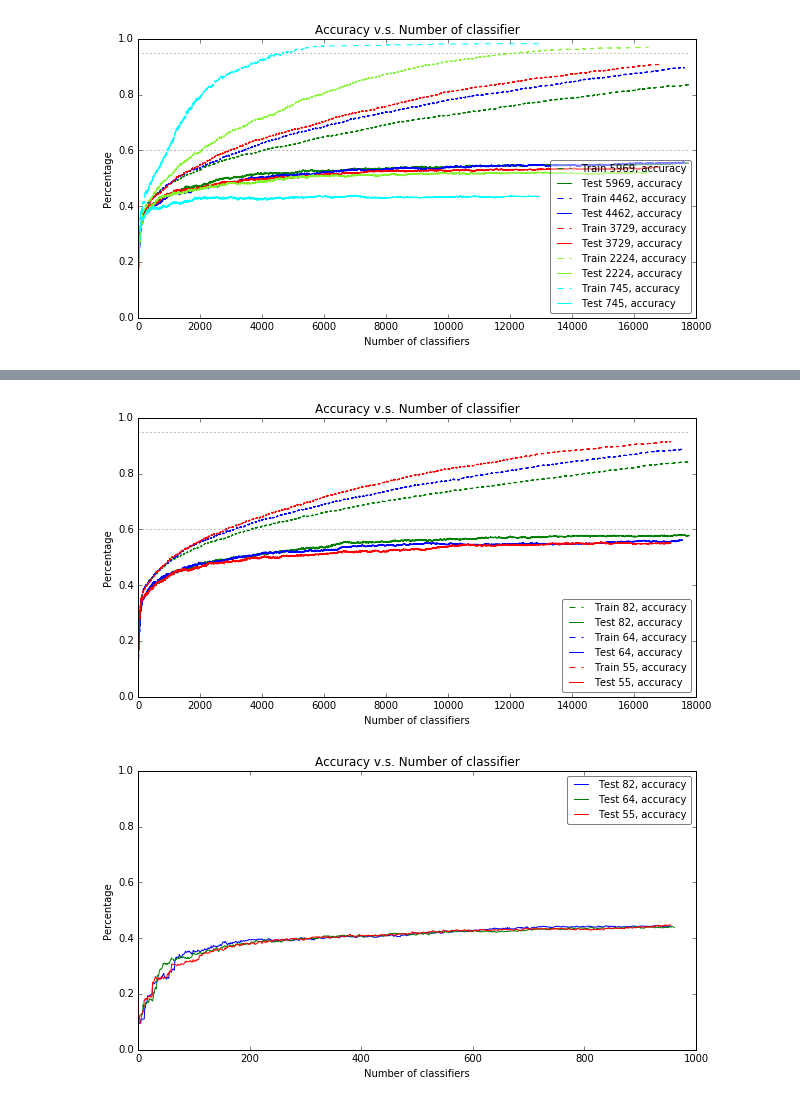
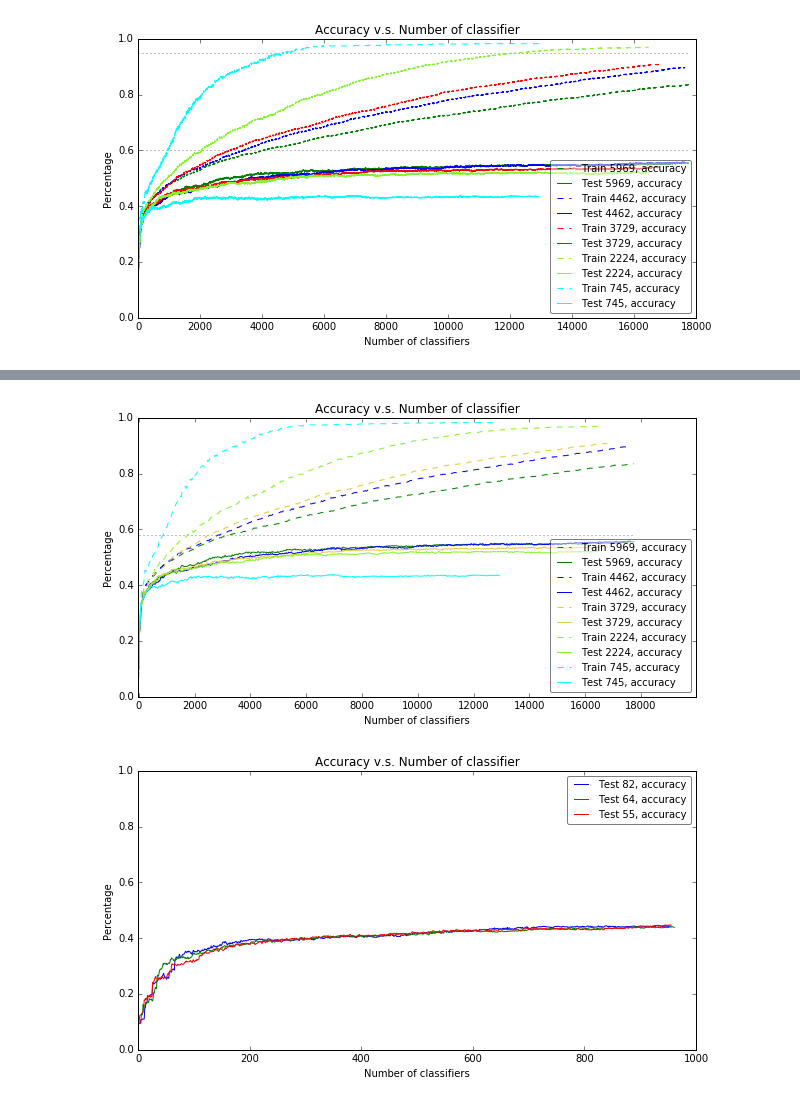
Before and after one commit to crankyboat/2016-brainstem, a Jupyter notebook: SIFT_SPM_adaboost_m2_pseuloss-experiments-sametest-many.ipynb, the cells around one changed output, grey strips where cells are left out. Cells and saved outputs as stored; diff of their text form; code cells hidden in the pictures.

Commit message:
Modified some visualization details.

```diff
--- a/SIFT_SPM_adaboost_m2_pseuloss-experiments-sametest-many.ipynb
+++ b/SIFT_SPM_adaboost_m2_pseuloss-experiments-sametest-many.ipynb
@@ -614,20 +764,36 @@ Experiment #4 time: 1711.137990 seconds
 # %%
+intv = 25
+sub_train_acc_82 = [train_acc_82[a] for a in xrange(0,len(train_acc_82),intv)]
+sub_test_acc_82 = [test_acc_82[a] for a in xrange(0,len(test_acc_82),intv)]
+sub_train_acc_64 = [train_acc_64[a] for a in xrange(0,len(train_acc_64),intv)]
+sub_test_acc_64 = [test_acc_64[a] for a in xrange(0,len(test_acc_64),intv)]
+sub_train_acc_55 = [train_acc_55[a] for a in xrange(0,len(train_acc_55),intv)]
+sub_test_acc_55 = [test_acc_55[a] for a in xrange(0,len(test_acc_55),intv)]
+sub_train_acc_37 = [train_acc_37[a] for a in xrange(0,len(train_acc_37),intv)]
+sub_test_acc_37 = [test_acc_37[a] for a in xrange(0,len(test_acc_37),intv)]
+sub_train_acc_19 = [train_acc_19[a] for a in xrange(0,len(train_acc_19),intv)]
+sub_test_acc_19 = [test_acc_19[a] for a in xrange(0,len(test_acc_19),intv)]
+
 plt.figure(figsize=(10,5));
 plt.title("Accuracy v.s. Number of classifier");
 plt.xlabel("Number of classifiers");
 plt.ylabel("Percentage");
 plt.ylim([0.0, 1.0]);
-plt.plot(range(1, len(train_acc_82) + 1), train_acc_82, label='Train 82, accuracy', linestyle='dashed', color='green');
-plt.plot(range(1, len(test_acc_82) + 1), test_acc_82, label='Test 82, accuracy', color='green');
-plt.plot(range(1, len(train_acc_64) + 1), train_acc_64, label='Train 64, accuracy', linestyle='dashed', color='blue');
-plt.plot(range(1, len(test_acc_64) + 1), test_acc_64, label='Test 64, accuracy', color='blue');
-plt.plot(range(1, len(train_acc_55) + 1), train_acc_55, label='Train 55, accuracy', linestyle='dashed', color='red');
-plt.plot(range(1, len(test_acc_55) + 1), test_acc_55, label='Test 55, accuracy', color='red');
-plt.hlines(0.95, 1, 17800, linestyles=':', color='grey');
-plt.hlines(0.60, 1, 17800, linestyles=':', color='grey');
+plt.plot(range(1, len(sub_train_acc_82) + 1), sub_train_acc_82, label='Train %d, accuracy'%n_training_82, linestyle='dashed', color='green');
+plt.plot(range(1, len(sub_test_acc_82) + 1), sub_test_acc_82, label='Test %d, accuracy'%n_training_82, color='green');
+plt.plot(range(1, len(sub_train_acc_64) + 1), sub_train_acc_64, label='Train %d, accuracy'%n_training_64, linestyle='dashed', color='blue');
+plt.plot(range(1, len(sub_test_acc_64) + 1), sub_test_acc_64, label='Test %d, accuracy'%n_training_64, color='blue');
+plt.plot(range(1, len(sub_train_acc_55) + 1), sub_train_acc_55, label='Train %d, accuracy'%n_training_55, linestyle='dashed', color='#E5C93D');
+plt.plot(range(1, len(sub_test_acc_55) + 1), sub_test_acc_55, label='Test %d, accuracy'%n_training_55, color='#E5C93D');
+plt.plot(range(1, len(sub_train_acc_37) + 1), sub_train_acc_37, label='Train %d, accuracy'%n_training_37, linestyle='dashed', color='#83F52C');
+plt.plot(range(1, len(sub_test_acc_37) + 1), sub_test_acc_37, label='Test %d, accuracy'%n_training_37, color='#83F52C');
+plt.plot(range(1, len(sub_train_acc_19) + 1), sub_train_acc_19, label='Train %d, accuracy'%n_training_19, linestyle='dashed', color='cyan');
+plt.plot(range(1, len(sub_test_acc_19) + 1), sub_test_acc_19, label='Test %d, accuracy'%n_training_19, color='cyan');
+plt.hlines(0.58, 1, 17800/intv, linestyles=':', color='grey');
+plt.xticks(range(1,18000/intv+2000/intv,2000/intv), ['0', '2000','4000','6000','8000','10000','12000','14000','16000','18000'])
 plt.legend(loc='best', fancybox=True, framealpha=0.5, fontsize=10);
 # %% [output]
-[figure, old version]
+[figure, new version]
 # %%
 # %% [output]
 [figure]
```
Also changed, not shown: parts of 4 cells of this notebook.
